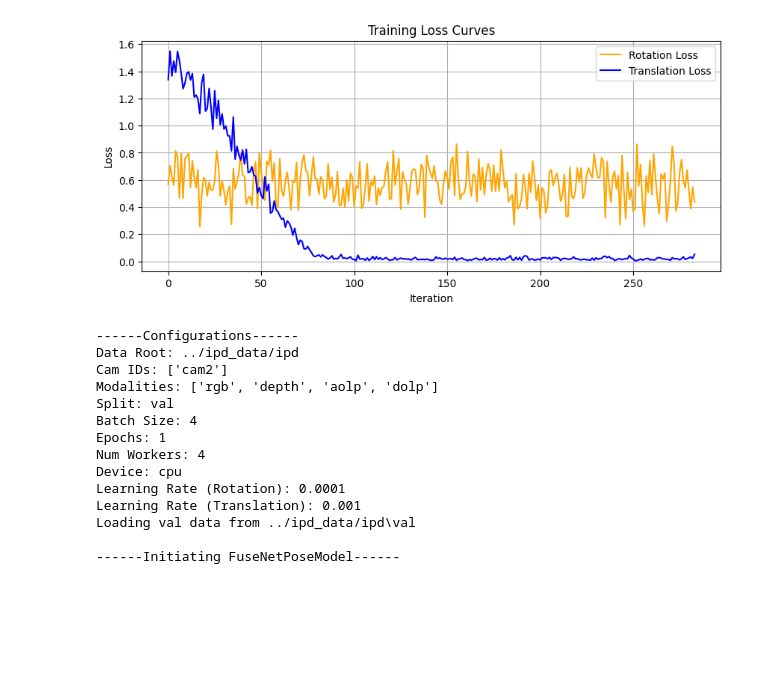
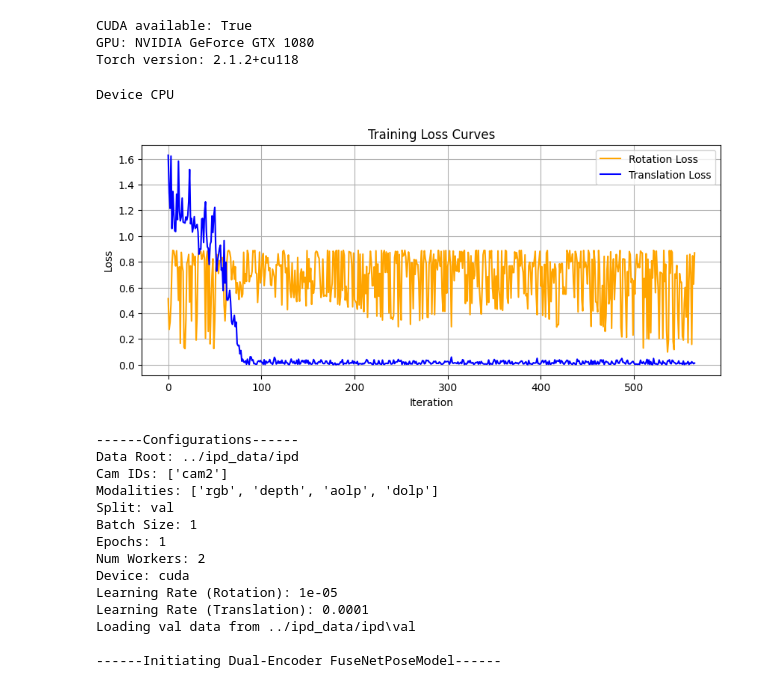
Before and after one commit to Anto1Roy/DL_Final_Project, a Jupyter notebook: Notebooks/visualization.ipynb, the cells around one changed output. Drawn from its saved outputs; the diff is of its cells as text; code cells hidden in the pictures; blank space fills up the shorter version.

```diff
--- a/Notebooks/visualization.ipynb
+++ b/Notebooks/visualization.ipynb
@@ -1,3 +1,14 @@
+# %%
+import torch
+
+print("CUDA available:", torch.cuda.is_available())
+if torch.cuda.is_available():
+    print("GPU:", torch.cuda.get_device_name(0))
+    print("Torch version:", torch.__version__)
+# %% [output]
+CUDA available: True
+GPU: NVIDIA GeForce GTX 1080
+Torch version: 2.1.2+cu118
 # %%
 import sys
 import os
@@ -8,33 +19,34 @@ sys.path.append(project_root)
 # %%
 # Cell 1: Visualize training losses
 import json
 import numpy as np
 import matplotlib.pyplot as plt
 
 print("Device", os.environ.get("CUDA_VISIBLE_DEVICES", "CPU"))
 
-modalities = '2x'
+extension = '4y'
 
 # Load both JSON files.
-with open(f"../trans_loss_{modalities}", "r") as f:
+with open(f"../trans_loss_{extension}", "r") as f:
     trans_losses = json.load(f)
 
-with open(f"../rot_loss_{modalities}", "r") as f:
+with open(f"../rot_loss_{extension}", "r") as f:
     rot_losses = json.load(f)
 
 episodes = np.arange(1, len(trans_losses) + 1)
 
 plt.figure(figsize=(10, 4))
 plt.plot(rot_losses, label="Rotation Loss", color="orange")
 plt.plot(trans_losses, label="Translation Loss", color="blue")
 plt.xlabel("Iteration")
 plt.ylabel("Loss")
 plt.title("Training Loss Curves")
 plt.legend()
 plt.grid(True)
 plt.show()
 # %% [output]
+Device CPU
-[figure, old version]
+[figure, new version]
 # %%
 # --- Imports ---
 
@@ -88,24 +100,24 @@ dataset = IPDValidationDataset(root_dir=data_root, cam_ids=cam_ids, modalities=m
 dataloader = DataLoader(dataset, batch_size=batch_size, shuffle=True, num_workers=num_workers)
 
 # --- Model ---
-in_channels = len(modalities)
-# model = nn.DataParallel(FuseNetPoseModel(in_channels=in_channels)).to(device)
-model = FuseNetPoseModel(in_channels=in_channels).to(device)
+sensory_channels = {mod: 1 for mod in modalities}
+
+model = FuseNetPoseModel(sensory_channels=sensory_channels, fc_width=64).to(device)
 # %% [output]
 ------Configurations------
 Data Root: ../ipd_data/ipd
 Cam IDs: ['cam2']
 Modalities: ['rgb', 'depth', 'aolp', 'dolp']
 Split: val
-Batch Size: 4
+Batch Size: 1
 Epochs: 1
-Num Workers: 4
-Device: cpu
-Learning Rate (Rotation): 0.0001
-Learning Rate (Translation): 0.001
+Num Workers: 2
+Device: cuda
+Learning Rate (Rotation): 1e-05
+Learning Rate (Translation): 0.0001
 Loading val data from ../ipd_data/ipd\val
 
-------Initiating FuseNetPoseModel------
+------Initiating Dual-Encoder FuseNetPoseModel------
 # %%
 # Cell 2: Visualize prediction vs ground truth
 import os
```
Also changed, not shown: parts of 2 cells of this notebook, 9 other files.
